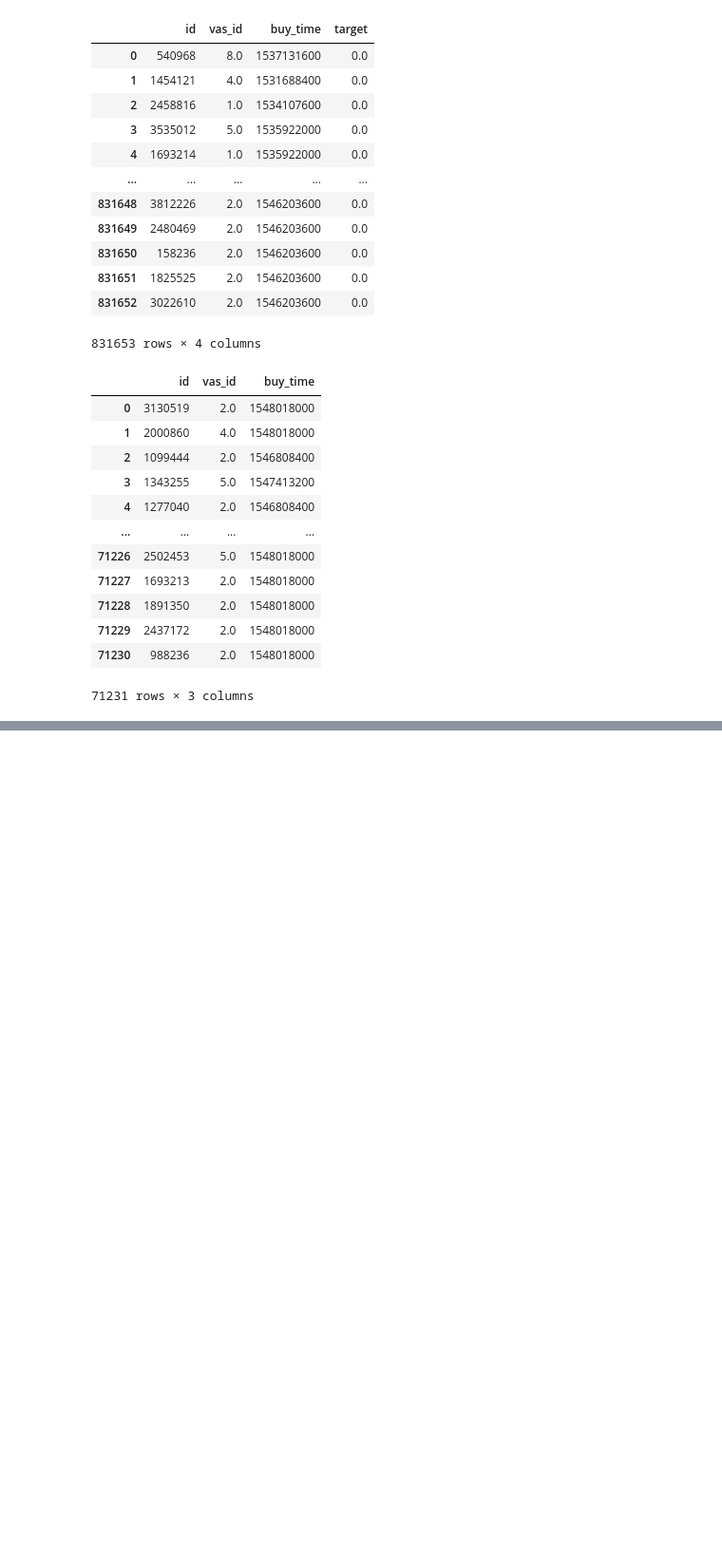
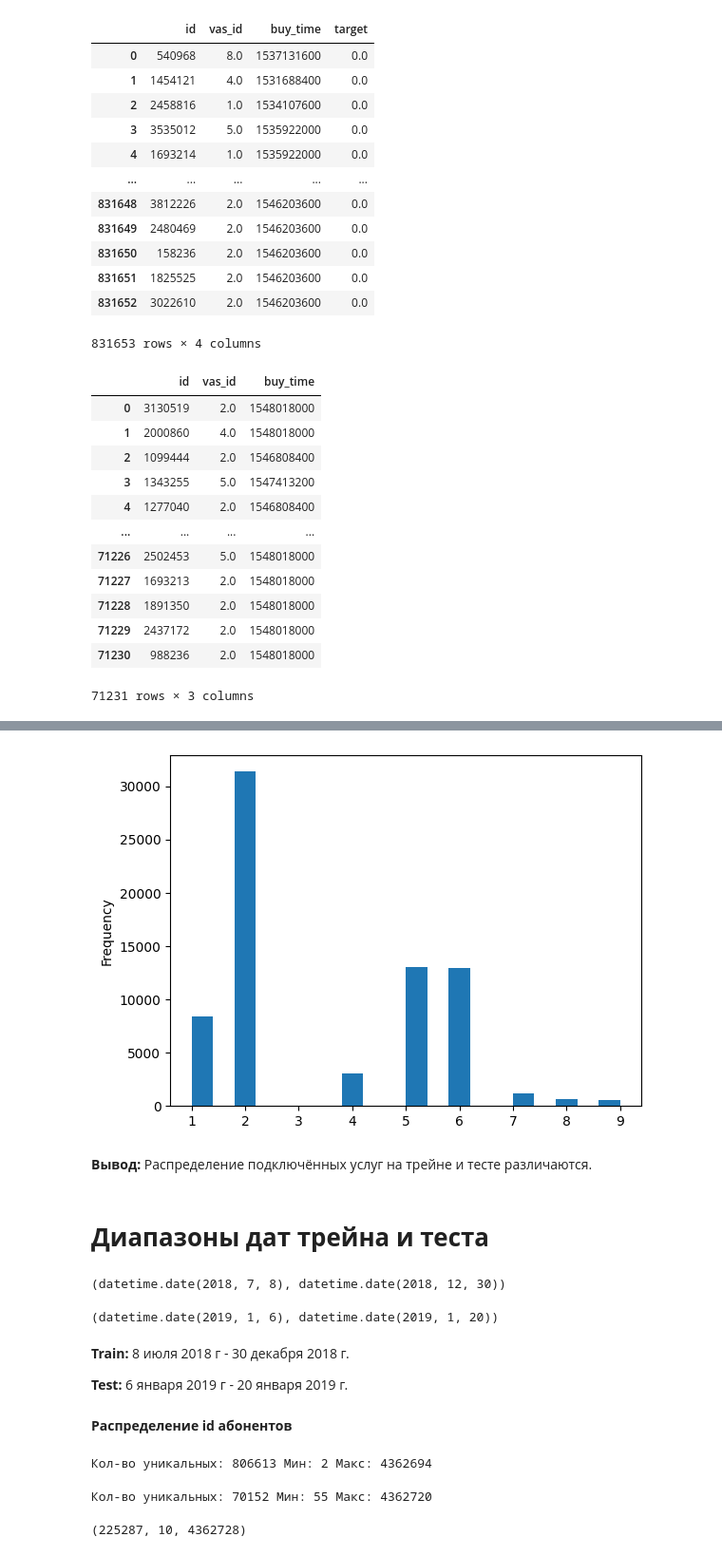
Before and after one commit to vit050587/course_lab_megafon, a Jupyter notebook: final_project_megafon.ipynb, the cells around one changed output, grey strips where cells are left out. Shown: that part at 95% size. Saved outputs shown, nothing was run; the diff lists cells and outputs as text; code cells hidden in the pictures; blank space fills up the shorter version.

```diff
--- a/final_project_megafon.ipynb
+++ b/final_project_megafon.ipynb
@@ -143,0 +195,3 @@ test
+# %%
+test['buy_time'] = test['buy_time'].apply(lambda data: date.fromtimestamp(data))
+test.head(3)
@@ -143,0 +275,34 @@ test
+# %%
+test['vas_id'].plot(kind='hist',bins=20);
+# %% [output]
+[figure, added]
+# %% [markdown]
+**Вывод:** Распределение подключённых услуг на трейне и тесте различаются.
+# %% [markdown]
+# **Диапазоны дат трейна и теста**
+# %%
+np.min(train['buy_time']), np.max(train['buy_time'])
+# %% [output]
+(datetime.date(2018, 7, 8), datetime.date(2018, 12, 30))
+# %%
+np.min(test['buy_time']), np.max(test['buy_time'])
+# %% [output]
+(datetime.date(2019, 1, 6), datetime.date(2019, 1, 20))
+# %% [markdown]
+**Train:** 8 июля 2018 г - 30 декабря 2018 г.
+
+**Test:** 6 января 2019 г - 20 января 2019 г.
+# %% [markdown]
+**Распределение id абонентов**
+# %%
+print('Кол-во уникальных:', train['id'].nunique(), 'Мин:', np.min(train['id']), 'Макс:', np.max(train['id']))
+# %% [output]
+Кол-во уникальных: 806613 Мин: 2 Макс: 4362694
+# %%
+print('Кол-во уникальных:', test['id'].nunique(), 'Мин:', np.min(test['id']), 'Макс:', np.max(test['id']))
+# %% [output]
+Кол-во уникальных: 70152 Мин: 55 Макс: 4362720
+# %%
+features['id'].nunique(), np.min(features['id']), np.max(features['id'])
+# %% [output]
+(225287, 10, 4362728)
```
Also changed, not shown: parts of 145 cells of this notebook.
